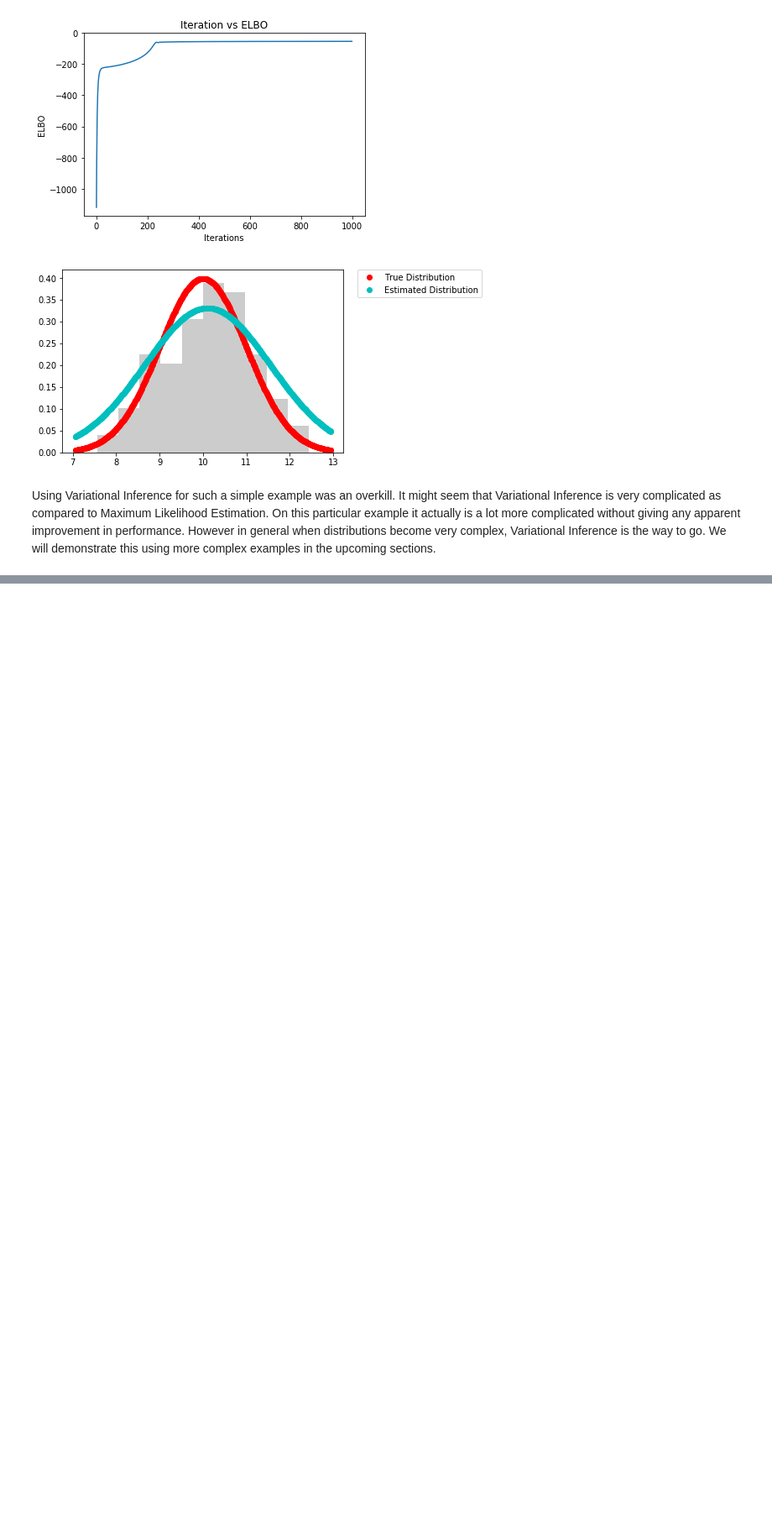
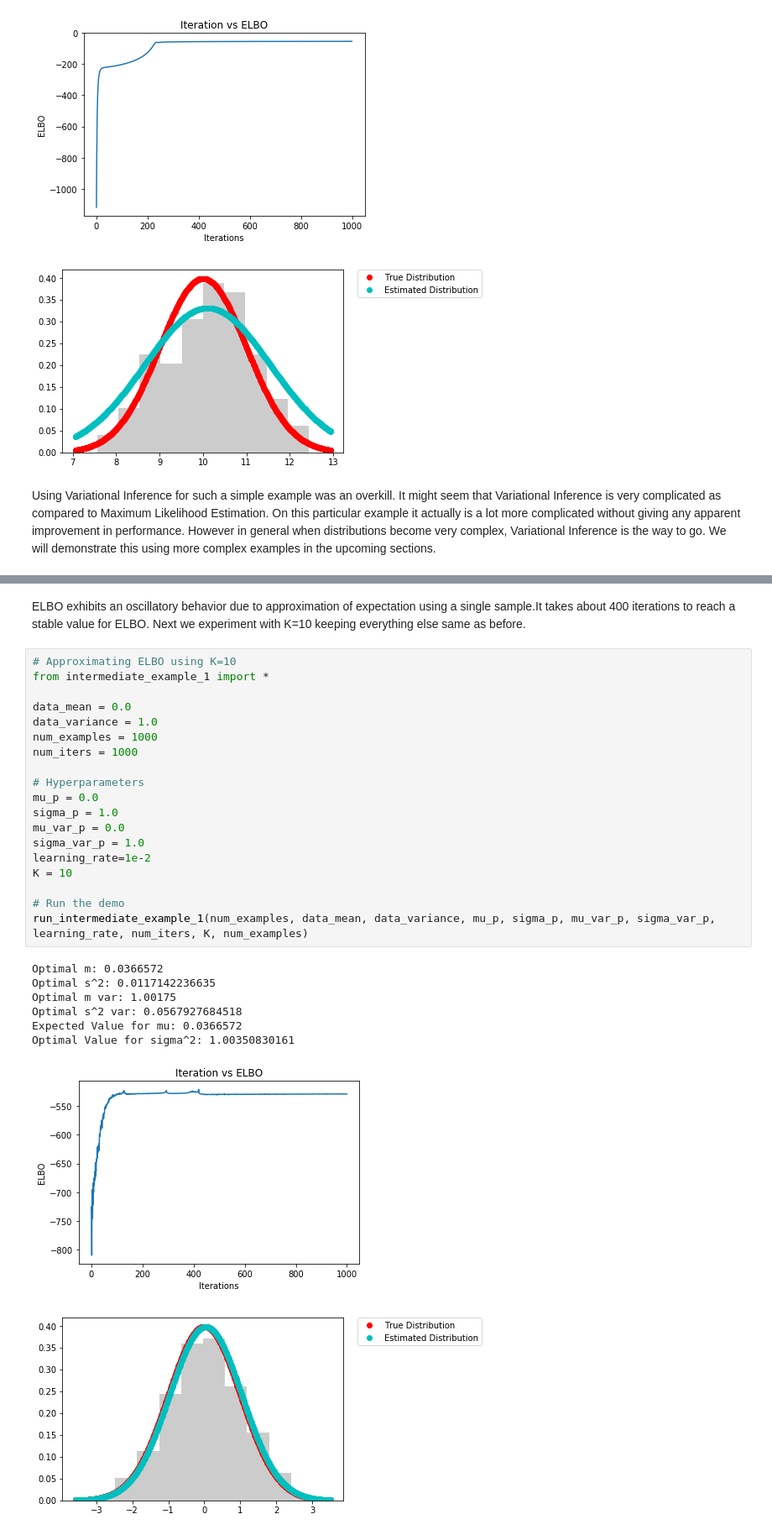
Before and after one commit to sh-gupta/VariationalInference, a Jupyter notebook: Basic Concepts.ipynb, the cells around one changed output, grey strips where cells are left out. Shown at 84% size. Drawn from its saved outputs; the diff is of its cells as text; blank space fills up the shorter version.

```diff
--- a/Basic Concepts.ipynb
+++ b/Basic Concepts.ipynb
@@ -403,0 +406,30 @@ Optimal Value for sigma^2: 0.946540621088
+# %% [markdown]
+ELBO exhibits an oscillatory behavior due to approximation of expectation using a single sample.It takes about 400 iterations to reach a stable value for ELBO. Next we experiment with K=10 keeping everything else same as before.
+# %%
+# Approximating ELBO using K=10
+from intermediate_example_1 import *
+
+data_mean = 0.0
+data_variance = 1.0
+num_examples = 1000
+num_iters = 1000
+
+# Hyperparameters
+mu_p = 0.0
+sigma_p = 1.0
+mu_var_p = 0.0
+sigma_var_p = 1.0
+learning_rate=1e-2
+K = 10
+
+# Run the demo
+run_intermediate_example_1(num_examples, data_mean, data_variance, mu_p, sigma_p, mu_var_p, sigma_var_p, learning_rate, num_iters, K, num_examples)
+# %% [output]
+Optimal m: 0.0366572
+Optimal s^2: 0.0117142236635
+Optimal m var: 1.00175
+Optimal s^2 var: 0.0567927684518
+Expected Value for mu: 0.0366572
+Optimal Value for sigma^2: 1.00350830161
+[figure, added]
+[figure, added]
```
Also changed, not shown: parts of 3 cells of this notebook.
